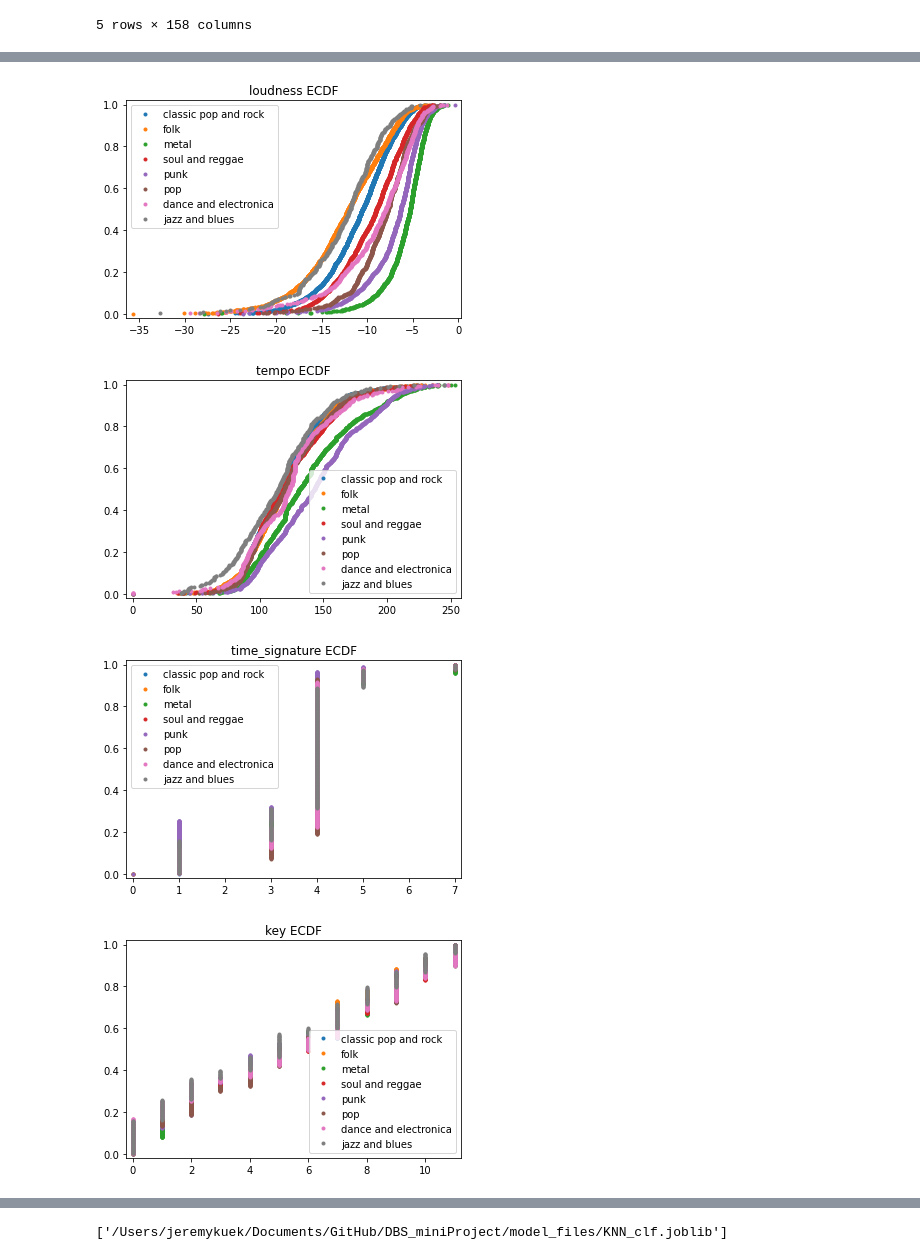
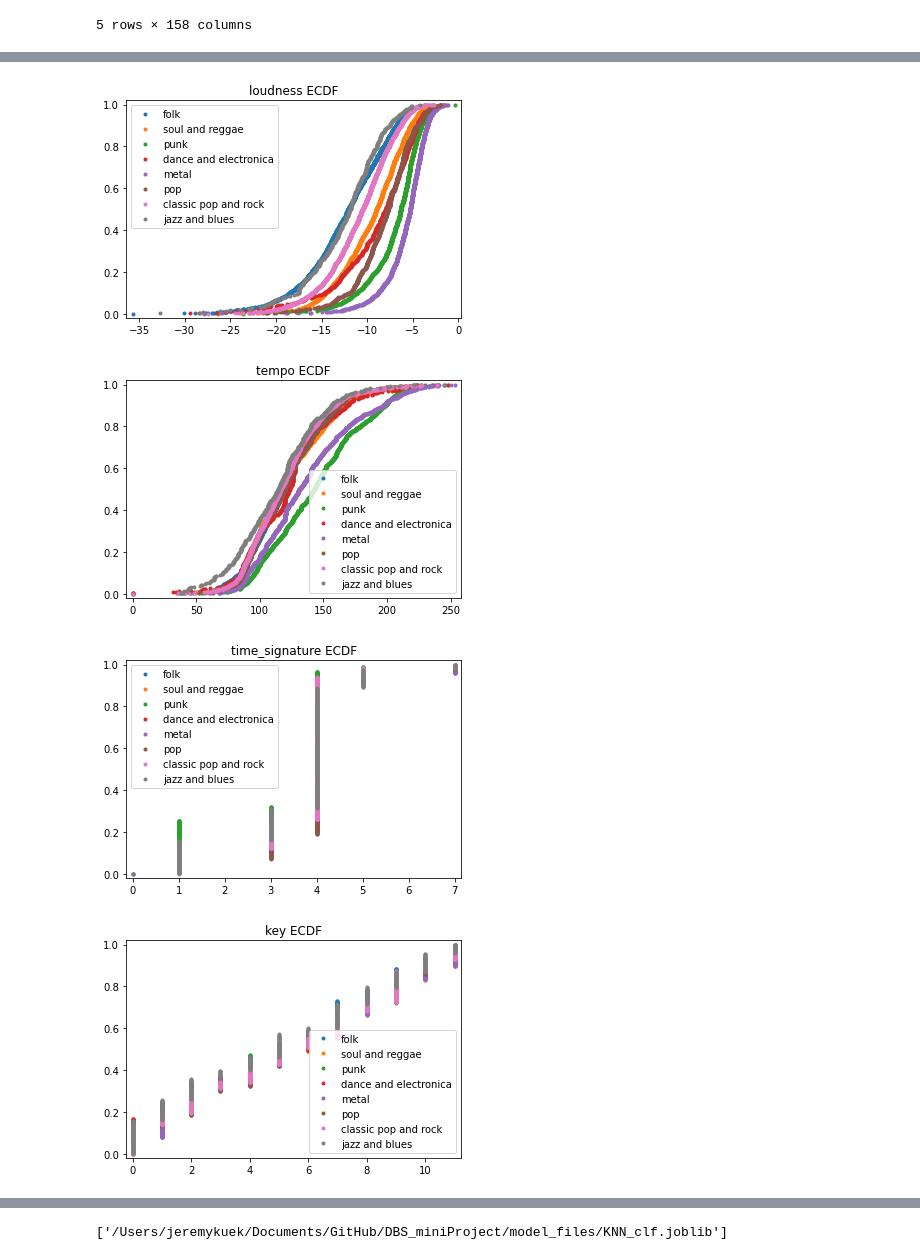
Before and after one commit to jeremyk91/DBS_miniProject, a Jupyter notebook: notebook/music_classification.ipynb, the cells around one changed output, grey strips where cells are left out. Saved outputs shown, nothing was run; the diff lists cells and outputs as text; code cells hidden in the pictures.

```diff
--- a/notebook/music_classification.ipynb
+++ b/notebook/music_classification.ipynb
@@ -57,26 +59,26 @@ I plot the cumulative frequency distribution of some of the features listed belo
 # %%
-feature_list = ['loudness','tempo','time_signature','key','mode','duration']
-genre_list = features_df['genre'].value_counts().index.tolist()
+feature_list = ['loudness','tempo','time_signature','key','mode','duration','vect_10']
+genre_list = features_df['genre'].unique().tolist()
 
 
 def ecdf(data):
     x_axis = np.sort(data)
     y_axis = np.arange(1,(len(data)+1))/len(data)
     return x_axis, y_axis
 
 
 ## Plot ECDF of various features
-for feature in feature_list: # intentionally avoiding vect_1..vect_148
+for feature in feature_list:
     for genre in genre_list:
         df = features_df[features_df['genre']==genre][feature]
         x,y = ecdf(df)
         plt.plot(x,y,linestyle='none',marker='.',label=genre)
     plt.legend()
     plt.title(f"{feature} ECDF")
     plt.margins(0.02)
     plt.show()
 # %% [output]
-[figure, old version]
+[figure, new version]
-[figure, old version]
+[figure, new version]
-[figure, old version]
+[figure, new version]
-[figure, old version]
+[figure, new version]
```
Also changed, not shown: parts of 17 cells of this notebook, 2 other files.
